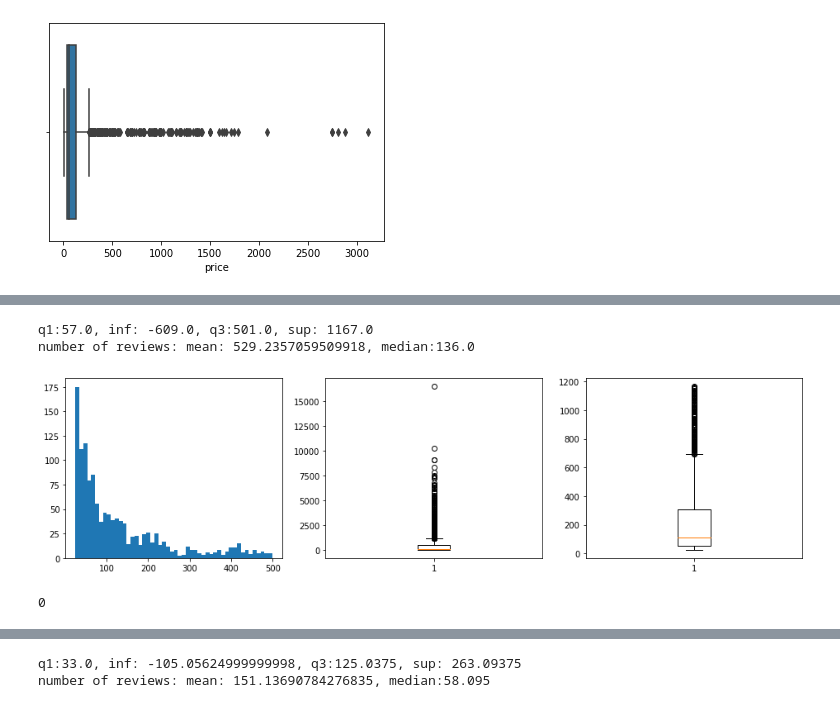
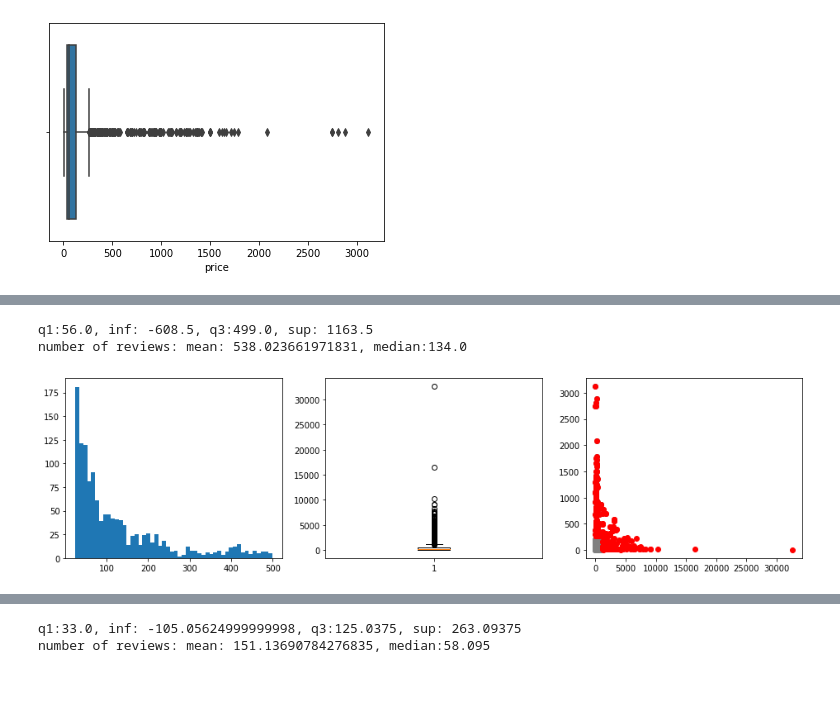
Before and after one commit to superhughhh/brief-My-first-Linear-Regression, a Jupyter notebook: spanish_wine_hadi_test.ipynb, the cells around one changed output, grey strips where cells are left out. Cells and saved outputs as stored; diff of their text form; code cells hidden in the pictures.

```diff
--- a/spanish_wine_hadi_test.ipynb
+++ b/spanish_wine_hadi_test.ipynb
@@ -397,17 +445,26 @@ sns.boxplot(data=df.drop_duplicates(),x='price')
 # %%
-q1 = df.drop_duplicates()['num_reviews'].quantile(.25)
-q3 = df.drop_duplicates()['num_reviews'].quantile(.75)
+
+df2 = df.drop_duplicates()
+#df2['colors'] = [c for c, _ in zip(color_cycle, range(len(df2)))]
+
+q1 = df2['num_reviews'].quantile(.25)
+q3 = df2['num_reviews'].quantile(.75)
 iqr = q3-q1
 print(f"q1:{q1}, inf: {q1-1.5*iqr}, q3:{q3}, sup: {q3+1.5*iqr}")
-print(f"number of reviews: mean: {df.drop_duplicates()['num_reviews'].mean()}, median:{df.drop_duplicates()['num_reviews'].median()}")
+print(f"number of reviews: mean: {df2['num_reviews'].mean()}, median:{df2['num_reviews'].median()}")
 f, axs = plt.subplots(1,3,figsize=(16,4))
-axs[0].hist(df.drop_duplicates()[df.drop_duplicates()['num_reviews']<500]['num_reviews'],bins=50)
-axs[1].boxplot(df.drop_duplicates()['num_reviews'])
-axs[2].boxplot(df.drop_duplicates()[df.drop_duplicates()['num_reviews']< q3+1.5*iqr]['num_reviews'])
+axs[0].hist(df2[df2['num_reviews']<500]['num_reviews'],bins=50)
+axs[1].boxplot(df2['num_reviews'])
+#axs[2].boxplot(df.drop_duplicates()[df.drop_duplicates()['num_reviews']< q3+1.5*iqr]['num_reviews'])
+
+nr_o = df.num_reviews > q3+1.5*iqr
+p_o = df.price > df2.price.quantile(.75)+1.5*(df2.price.quantile(.75)-df2.price.quantile(.25))
+axs[2].scatter(df2[~nr_o]['num_reviews'],df2[~nr_o]['price'],c='gray')
+axs[2].scatter(df2[nr_o]['num_reviews'],df2[nr_o]['price'],c='r')
+axs[2].scatter(df2[p_o]['num_reviews'],df2[p_o]['price'],c='r')
+
 plt.show()
-(df.drop_duplicates()['num_reviews'] < q1-1.5*iqr).sum()
 # %% [output]
-q1:57.0, inf: -609.0, q3:501.0, sup: 1167.0
-number of reviews: mean: 529.2357059509918, median:136.0
+q1:56.0, inf: -608.5, q3:499.0, sup: 1163.5
+number of reviews: mean: 538.023661971831, median:134.0
-[figure, old version]
+[figure, new version]
-0
```
Also changed, not shown: parts of 16 cells of this notebook.
